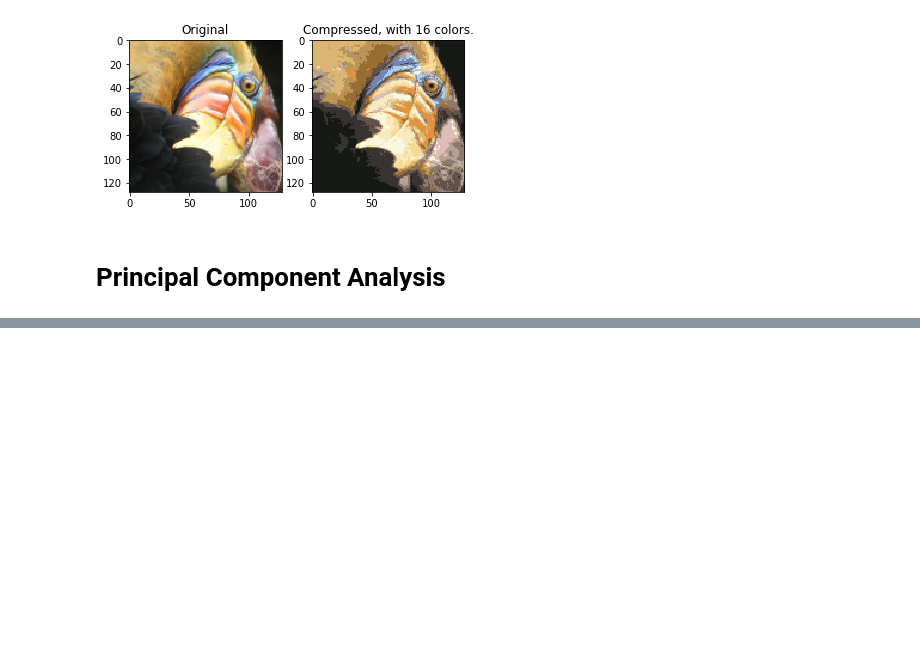
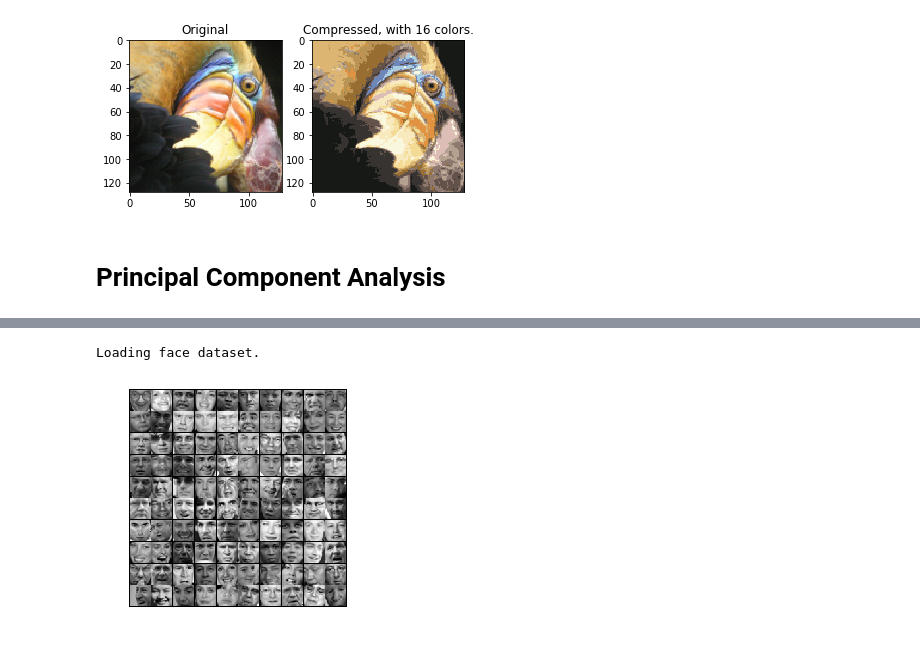
Before and after one commit to matkalinowski/ML-AndrewNg, a Jupyter notebook: ex7/Programming Exercise 7 K-means Clustering and Principal Component Analysis.ipynb, the cells around one changed output, grey strips where cells are left out. Saved outputs shown, nothing was run; the diff lists cells and outputs as text; code cells hidden in the pictures; blank space fills up the shorter version.

```diff
--- a/ex7/Programming Exercise 7 K-means Clustering and Principal Component Analysis.ipynb
+++ b/ex7/Programming Exercise 7 K-means Clustering and Principal Component Analysis.ipynb
@@ -386,0 +524,23 @@ K-Means iteration 9/10...
+# %%
+print('Dimension reduction on example dataset.')
+
+#  Plot the normalized dataset (returned from pca)
+plt.figure()
+plt.scatter(X_norm[:, 0], X_norm[:, 1], marker='o', color='b', facecolors='none', lw=1.0)
+plt.axis([-4, 3, -4, 3]) #axis square
+plt.axis('equal')
+
+#  Project the data onto K = 1 dimension
+K = 1
+Z = projectData(X_norm, U, K)
+print('Projection of the first example: %f', Z[0])
+print('(this value should be about 1.481274)')
+
+X_rec  = recoverData(Z, U, K)
+print('Approximation of the first example: %f %f' % (X_rec[0, 0], X_rec[0, 1]))
+print('(this value should be about  -1.047419 -1.047419)')
+
+#  Draw lines connecting the projected points to the original points
+plt.scatter(X_rec[:, 0], X_rec[:, 1], marker='o', color='r', facecolor='none', lw=1.0)
+for i in range(len(X_norm)):
+    plt.plot([X_norm[i, 0], X_rec[i, 0]], [X_norm[i, 1], X_rec[i, 1]], '--k')
@@ -386,0 +612,12 @@ K-Means iteration 9/10...
+# %%
+print('Loading face dataset.')
+
+#  Load Face dataset
+data = scipy.io.loadmat('ex7faces.mat')
+X = data['X']
+
+#  Display the first 100 faces in the dataset
+displayData(X[0:100, :])
+# %% [output]
+Loading face dataset.
+[figure, added]
```
Also changed, not shown: parts of 13 cells of this notebook, 10 other files.
